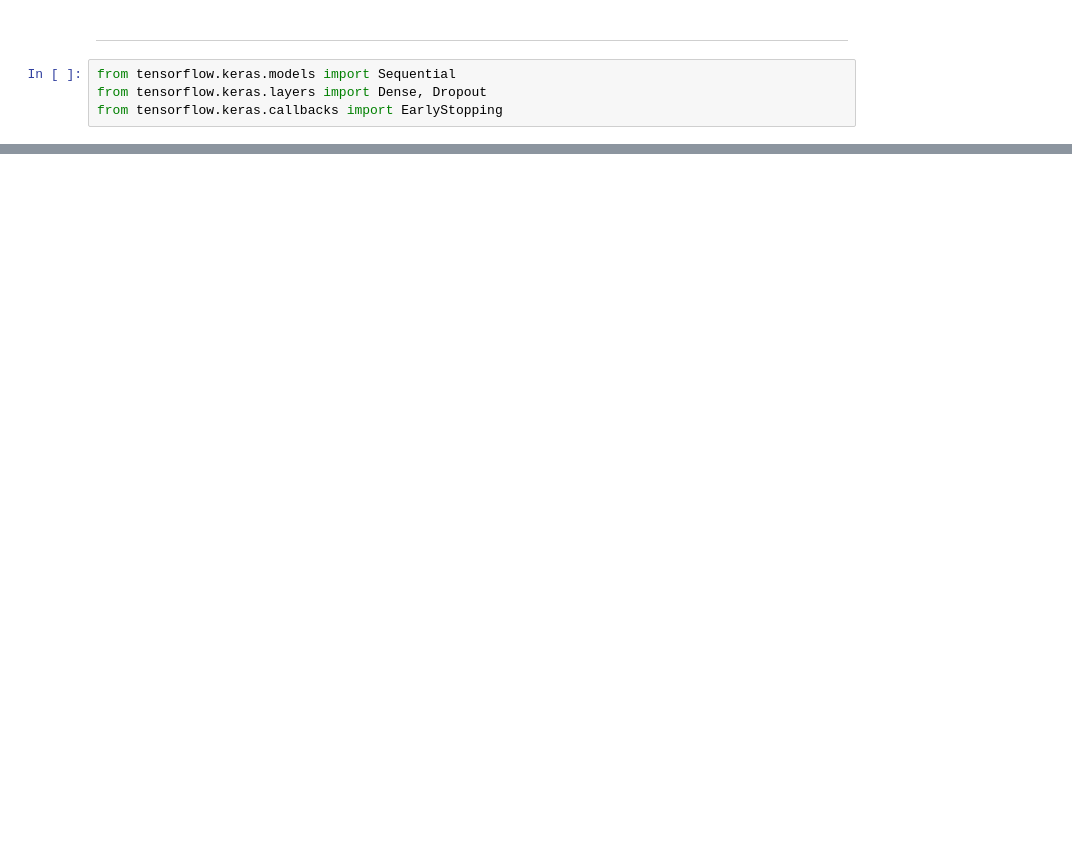
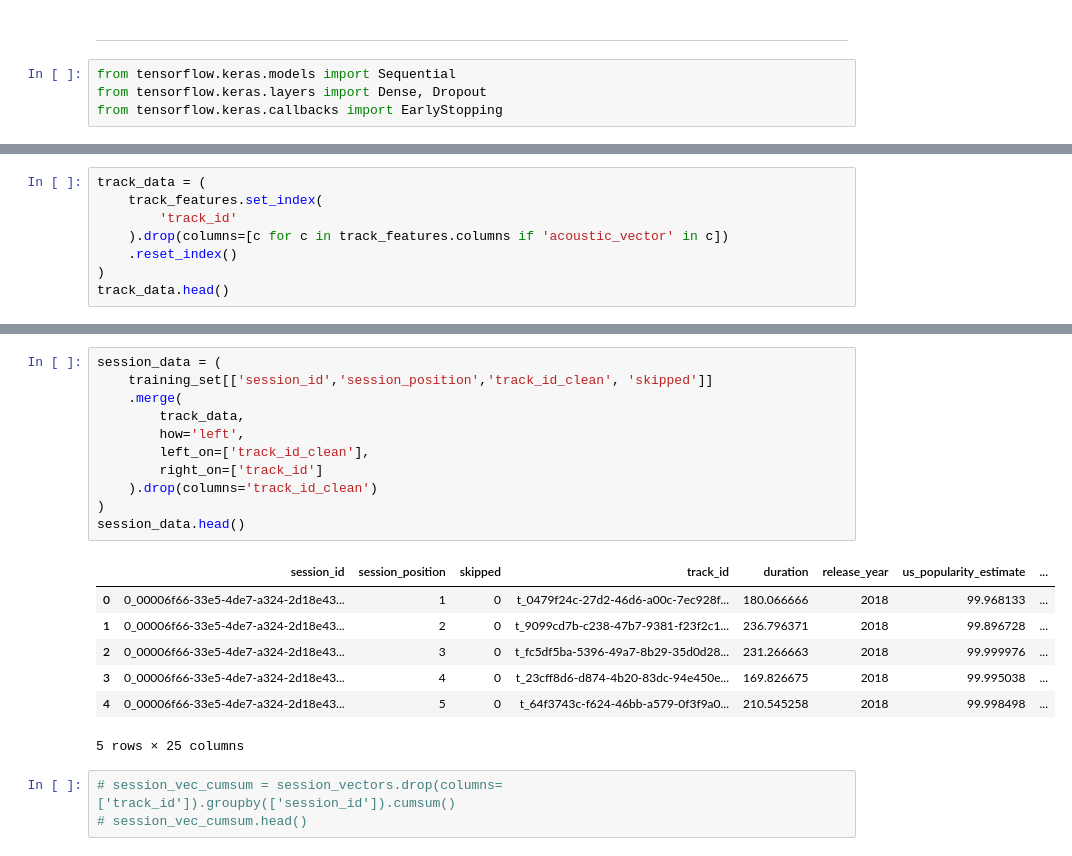
Before and after one commit to a-poor/spotify-skip-prediction, a Jupyter notebook: feature_engineering.ipynb, the cells around one changed output, grey strips where cells are left out. Drawn from its saved outputs; the diff is of its cells as text; blank space fills up the shorter version.

```diff
--- a/feature_engineering.ipynb
+++ b/feature_engineering.ipynb
@@ -514,0 +678,8 @@ Test score...
+# %%
+track_data = (
+    track_features.set_index(
+        'track_id'
+    ).drop(columns=[c for c in track_features.columns if 'acoustic_vector' in c])
+    .reset_index()
+)
+track_data.head()
@@ -514,0 +724,22 @@ Test score...
+# %%
+session_data = (
+    training_set[['session_id','session_position','track_id_clean', 'skipped']]
+    .merge(
+        track_data,
+        how='left',
+        left_on=['track_id_clean'],
+        right_on=['track_id']
+    ).drop(columns='track_id_clean')
+)
+session_data.head()
+# %% [output]
+|  | session_id | session_position | skipped | track_id | duration | release_year | us_popularity_estimate | ... |
+| 0 | 0_00006f66-33e5-4de7-a324-2d18e43... | 1 | 0 | t_0479f24c-27d2-46d6-a00c-7ec928f... | 180.066666 | 2018 | 99.968133 | ... |
+| 1 | 0_00006f66-33e5-4de7-a324-2d18e43... | 2 | 0 | t_9099cd7b-c238-47b7-9381-f23f2c1... | 236.796371 | 2018 | 99.896728 | ... |
+| 2 | 0_00006f66-33e5-4de7-a324-2d18e43... | 3 | 0 | t_fc5df5ba-5396-49a7-8b29-35d0d28... | 231.266663 | 2018 | 99.999976 | ... |
+| 3 | 0_00006f66-33e5-4de7-a324-2d18e43... | 4 | 0 | t_23cff8d6-d874-4b20-83dc-94e450e... | 169.826675 | 2018 | 99.995038 | ... |
+| 4 | 0_00006f66-33e5-4de7-a324-2d18e43... | 5 | 0 | t_64f3743c-f624-46bb-a579-0f3f9a0... | 210.545258 | 2018 | 99.998498 | ... |
+5 rows × 25 columns
+# %%
+# session_vec_cumsum = session_vectors.drop(columns=['track_id']).groupby(['session_id']).cumsum()
+# session_vec_cumsum.head()
```
Also changed, not shown: parts of 33 cells of this notebook, 5 other files.
